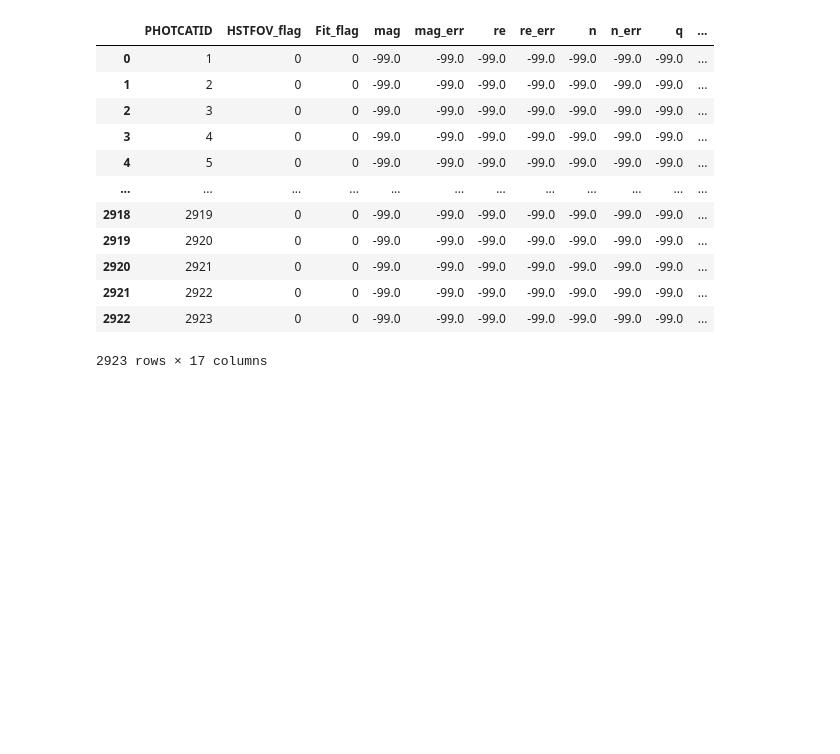
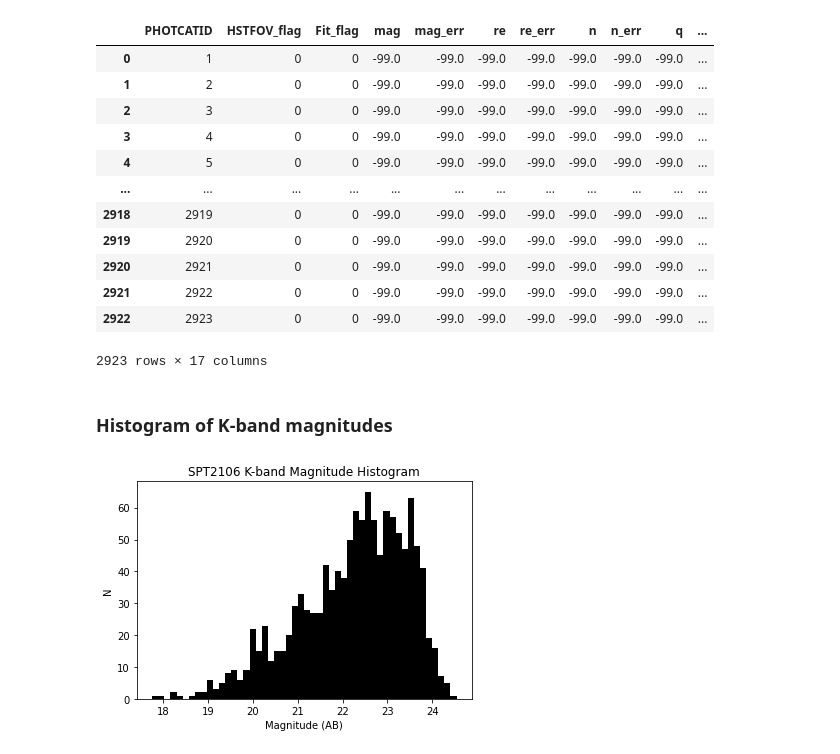
Before and after one commit to charrbit/GOGREEN-galaxy-research, a Jupyter notebook: Code/ggClass.ipynb, the cells around one changed output. Saved outputs shown, nothing was run; the diff lists cells and outputs as text; code cells hidden in the pictures; blank space fills up the shorter version.

Commit message:
Adding search() and merge() methods + example uses

```diff
--- a/Code/ggClass.ipynb
+++ b/Code/ggClass.ipynb
@@ -8,3 +13,6 @@ display(HTML("<style>.container { width:100% !important; }</style>"))
+# %%
+def ABmag(fluxValues, zeroPoint):
+    return (-2.5)*np.log10(fluxValues) + zeroPoint
 # %% [markdown]
 # Create instance of GOGREEN class
 # %%
@@ -131,3 +139,27 @@ matchedSPT2106
 | 2921 | 2922 | 0 | 0 | -99.0 | -99.0 | -99.0 | -99.0 | -99.0 | -99.0 | -99.0 | ... |
 | 2922 | 2923 | 0 | 0 | -99.0 | -99.0 | -99.0 | -99.0 | -99.0 | -99.0 | -99.0 | ... |
 2923 rows × 17 columns
+# %% [markdown]
+### Histogram of K-band magnitudes
+# %%
+targetCatalog = 'photo'
+targetCluster = 'SPT2106'
+targetProperty = 'Ks_tot'
+criteria = [
+    'Star==0',
+    'K_flag==0',
+    'totmask==0'
+]
+
+kFlux = gg.search(targetCluster, targetProperty, criteria, targetCatalog).values
+kMag = ABmag(kFlux[kFlux > 0], 25)
+
+# Plot the histogram
+fig = plt.figure()
+plt.hist(kMag, bins=50, color='k')
+plt.title('SPT2106 K-band Magnitude Histogram')
+plt.xlabel('Magnitude (AB)')
+plt.ylabel('N')
+plt.show()
+# %% [output]
+[figure, added]
```
Also changed, not shown: parts of 8 cells of this notebook, 2 other files.
